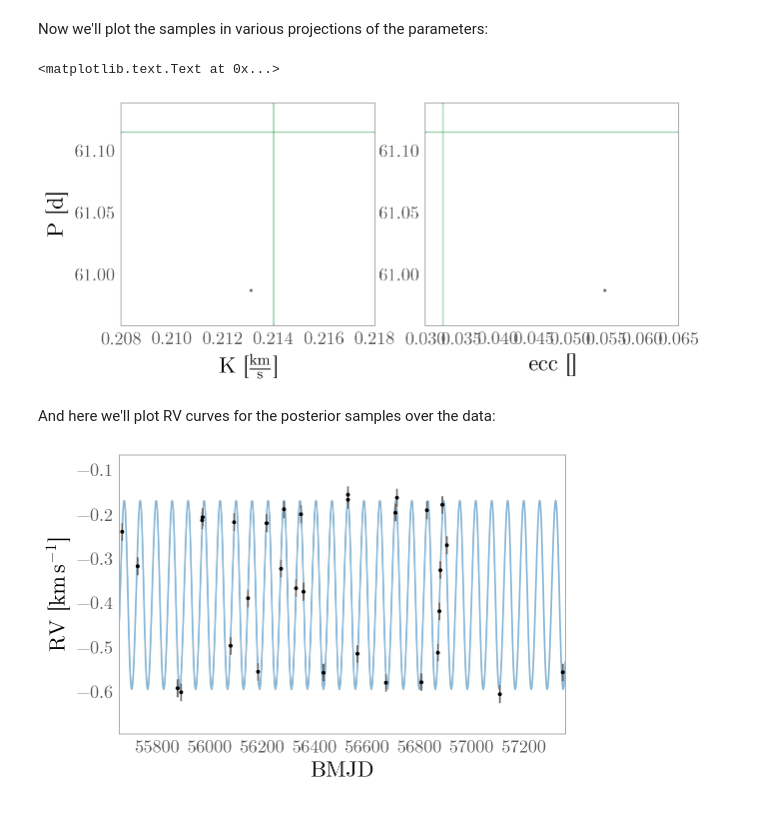
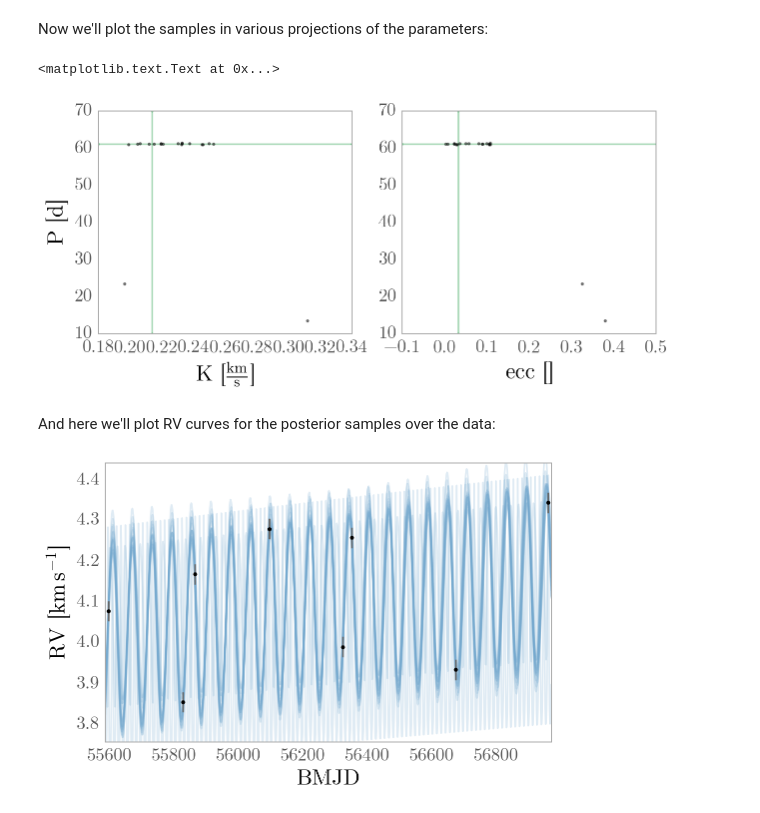
Before and after one commit to adrn/thejoker, a Jupyter notebook: docs/examples/velocity-trend.ipynb, the cells around one changed output. Saved outputs shown, nothing was run; the diff lists cells and outputs as text; code cells hidden in the pictures.

Commit message:
add notebook to demo velocity trend

```diff
--- a/docs/examples/velocity-trend.ipynb
+++ b/docs/examples/velocity-trend.ipynb
@@ -29,19 +29,19 @@ phi0 = 2*np.pi*t0.tcb.mjd / truth['P'].to(u.day).value
 truth['phi0'] = (phi0 % (2*np.pi)) * u.radian
 truth['omega'] = 50.3 * u.degree
 truth['v0'] = -1.52 * u.km/u.s
-truth['v1'] = 2E-5 * u.km/u.s/u.day # acceleration similar to a large distant planet
+truth['v1'] = 1E-4 * u.km/u.s/u.day # acceleration from a large distant planet
 
 orbit = SimulatedRVOrbit(**truth)
 # %% [markdown]
 We generate the data by sampling times uniformly over 5 years relative to an arbitrary epoch in MJD:
 # %%
-n_data = 32
+n_data = 8
 EPOCH = 55557. # arbitrary
 t = (rnd.uniform(0, 5., n_data)*u.year).to(u.day).value + EPOCH
 t.sort()
 rv = orbit.generate_rv_curve(t)
 
-err = np.full_like(t, 20) * u.m/u.s
+err = np.full_like(t, 25) * u.m/u.s
 rv = rv + rnd.normal(0, err.value)*err.unit
 # %% [markdown]
 Now we create an `RVData` object to store the "observations":
@@ -56,7 +56,8 @@ ax.set_ylabel("RV [km/s]")
 # %% [markdown]
 We'll set the period range to be somewhat more restricted since (in practice, you should use a very large range of periods):
 # %%
-params = JokerParams(P_min=8*u.day, P_max=256*u.day)
+params = JokerParams(P_min=8*u.day, P_max=256*u.day,
+                     trend=PolynomialVelocityTrend(n_terms=2))
 # %% [markdown]
 To run using `multiprocessing`, we have to create a `schwimmbad.MultiPool` instance to pass in to `TheJoker`. In this case, we only need the pool to do the rejection sampling, so we'll use a context manager to make sure the worker processes are all cleaned up:
 
@@ -94,13 +95,13 @@ for ax,x_key,x_unit in zip(axes, x_keys, x_units):
 axes[0].set_ylabel(r"{} [{}]".format(y_key, y_unit.to_string('latex')))
 # %% [output]
 <matplotlib.text.Text at 0x...>
-[figure, old version]
+[figure, new version]
 # %% [markdown]
 And here we'll plot RV curves for the posterior samples over the data:
 # %%
 fig, ax = plt.subplots(1, 1, figsize=(8,5)) # doctest: +SKIP
 t_grid = np.linspace(data.t.mjd.min()-10, data.t.mjd.max()+10, 1024)
 fig = plot_rv_curves(samples, t_grid, rv_unit=u.km/u.s, data=data, ax=ax,
-                     plot_kwargs=dict(color='#74a9cf', zorder=-100))
+                     plot_kwargs=dict(color='#74a9cf', zorder=-100), trend_t_offset=data.t_offset)
 # %% [output]
-[figure, old version]
+[figure, new version]
```
Also changed, not shown: parts of 3 cells of this notebook.
